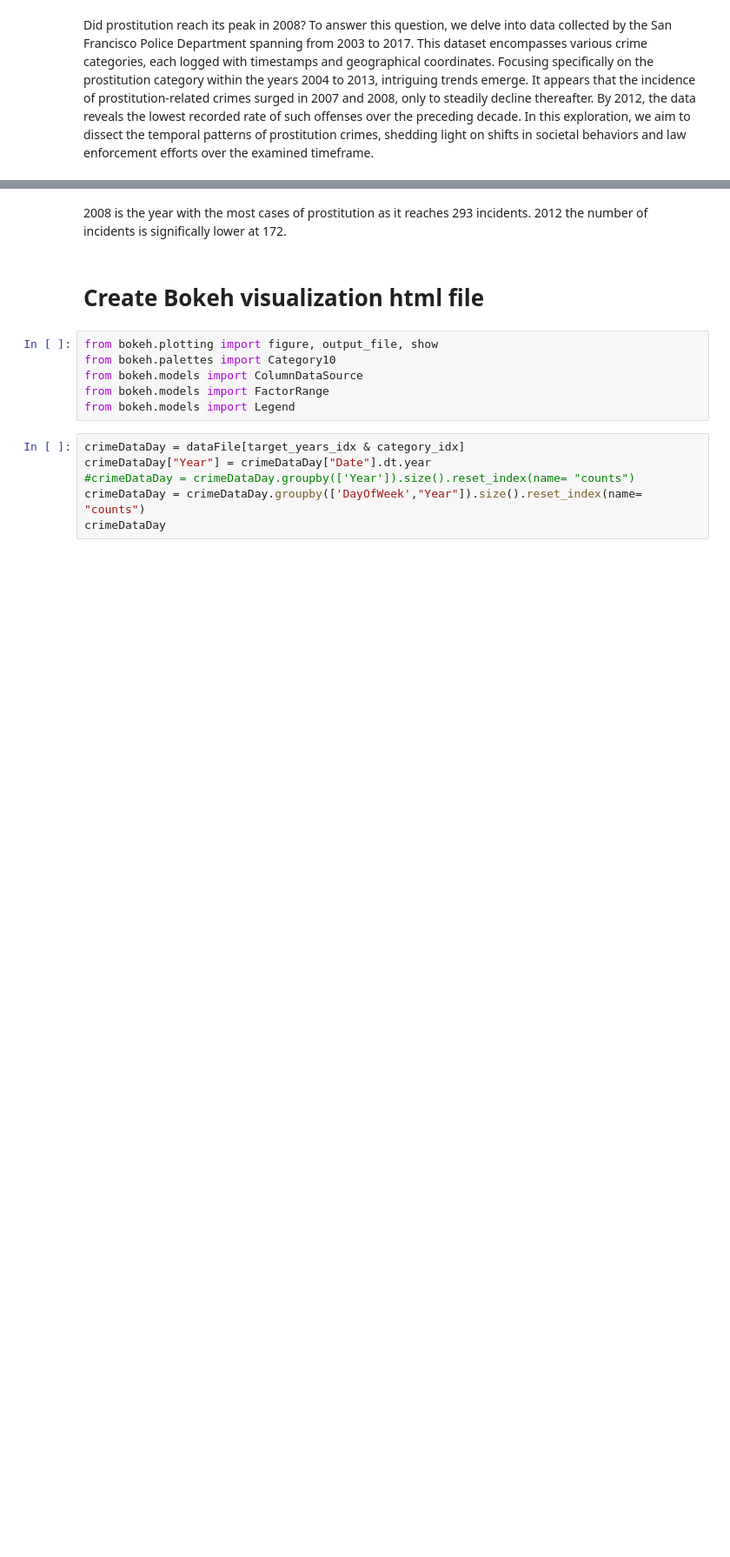
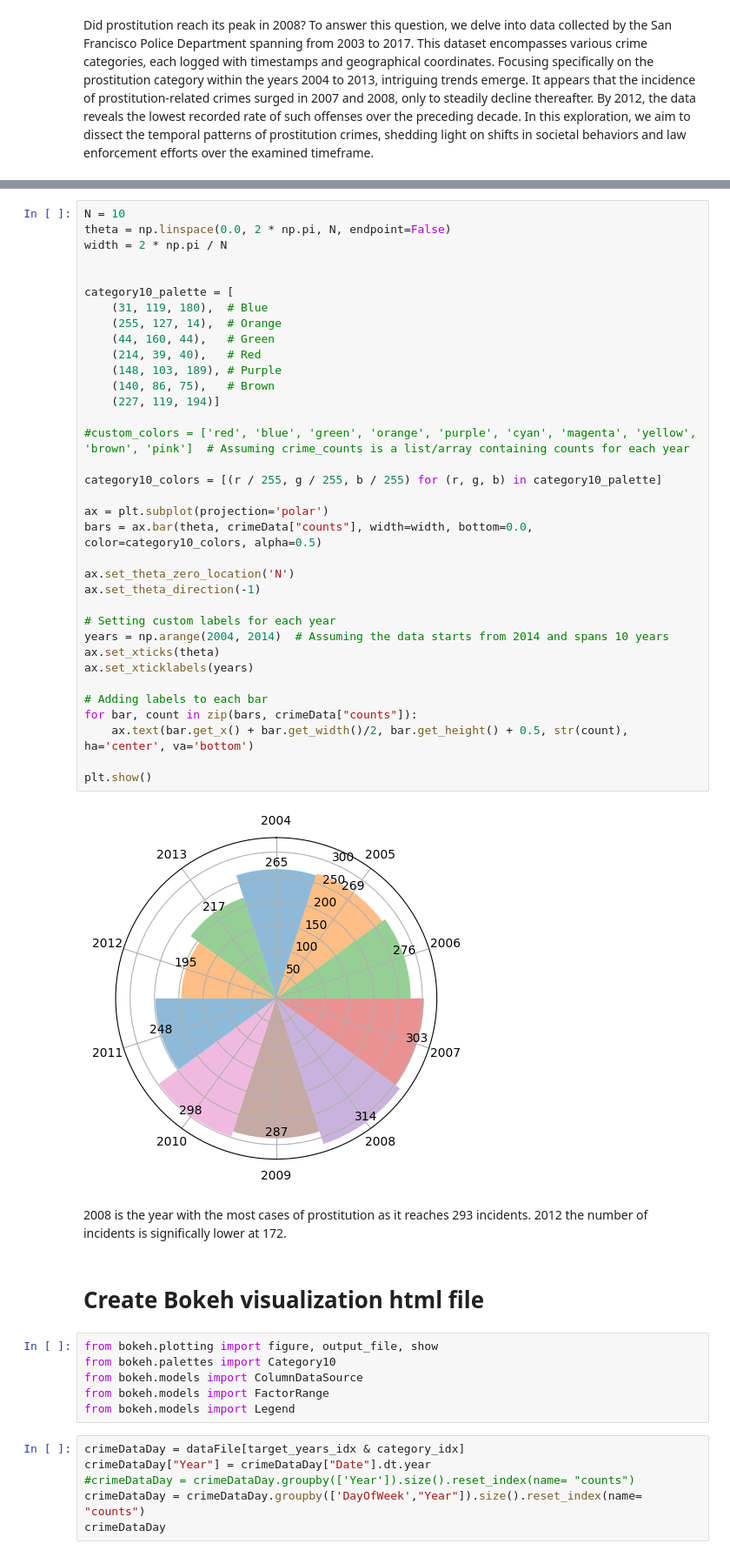
Before and after one commit to AfonsoCunha22/AfonsoCunha22.github.io, a Jupyter notebook: src/Assignment 2.ipynb, the cells around one changed output, grey strips where cells are left out. Shown at 87% size. Cells and saved outputs as stored; diff of their text form; blank space fills up the shorter version.

```diff
--- a/src/Assignment 2.ipynb
+++ b/src/Assignment 2.ipynb
@@ -66,3 +67,40 @@ crimeData
+# %%
+N = 10
+theta = np.linspace(0.0, 2 * np.pi, N, endpoint=False)
+width = 2 * np.pi / N
+
+
+category10_palette = [
+    (31, 119, 180),  # Blue
+    (255, 127, 14),  # Orange
+    (44, 160, 44),   # Green
+    (214, 39, 40),   # Red
+    (148, 103, 189), # Purple
+    (140, 86, 75),   # Brown
+    (227, 119, 194)]
+
+#custom_colors = ['red', 'blue', 'green', 'orange', 'purple', 'cyan', 'magenta', 'yellow', 'brown', 'pink']  # Assuming crime_counts is a list/array containing counts for each year
+
+category10_colors = [(r / 255, g / 255, b / 255) for (r, g, b) in category10_palette]
+
+ax = plt.subplot(projection='polar')
+bars = ax.bar(theta, crimeData["counts"], width=width, bottom=0.0, color=category10_colors, alpha=0.5)
+
+ax.set_theta_zero_location('N')
+ax.set_theta_direction(-1)
+
+# Setting custom labels for each year
+years = np.arange(2004, 2014)  # Assuming the data starts from 2014 and spans 10 years
+ax.set_xticks(theta)
+ax.set_xticklabels(years)
+
+# Adding labels to each bar
+for bar, count in zip(bars, crimeData["counts"]):
+    ax.text(bar.get_x() + bar.get_width()/2, bar.get_height() + 0.5, str(count), ha='center', va='bottom')
+
+plt.show()
+# %% [output]
+[figure, added]
 # %% [markdown]
 2008 is the year with the most cases of prostitution as it reaches 293 incidents. 2012 the number of incidents is significally lower at 172.
 # %% [markdown]
```
Also changed, not shown: parts of 3 cells of this notebook, 1 other file.
